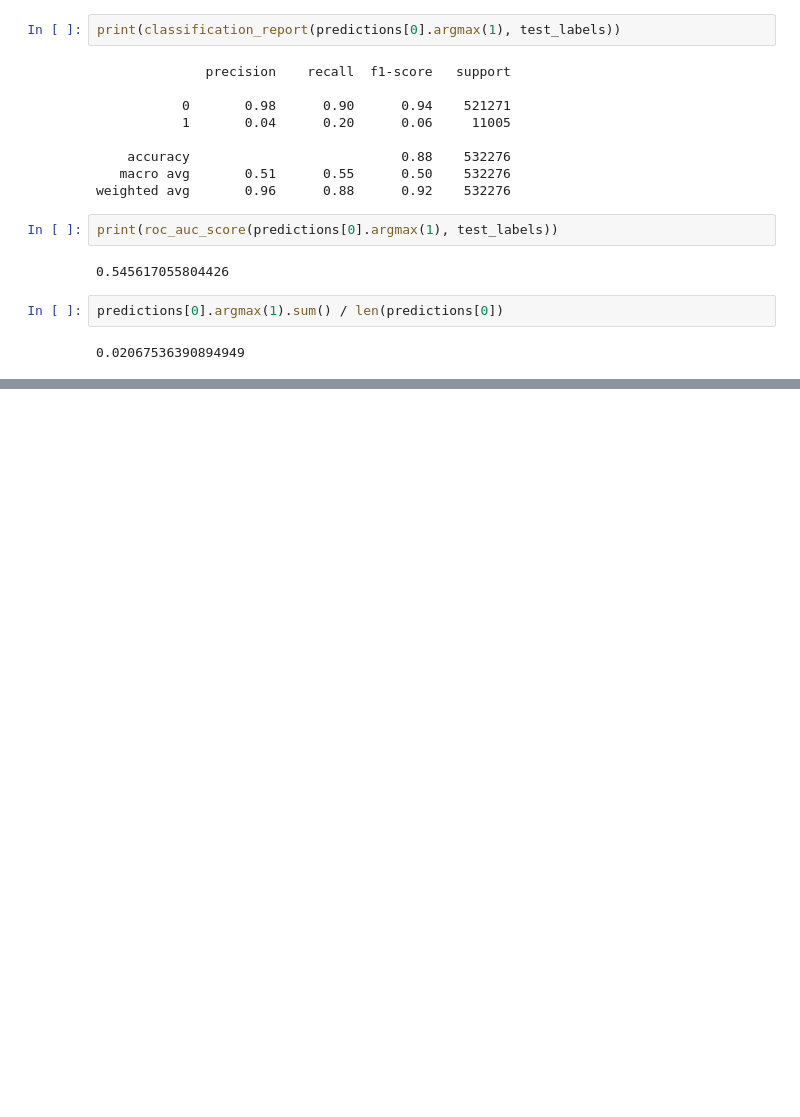
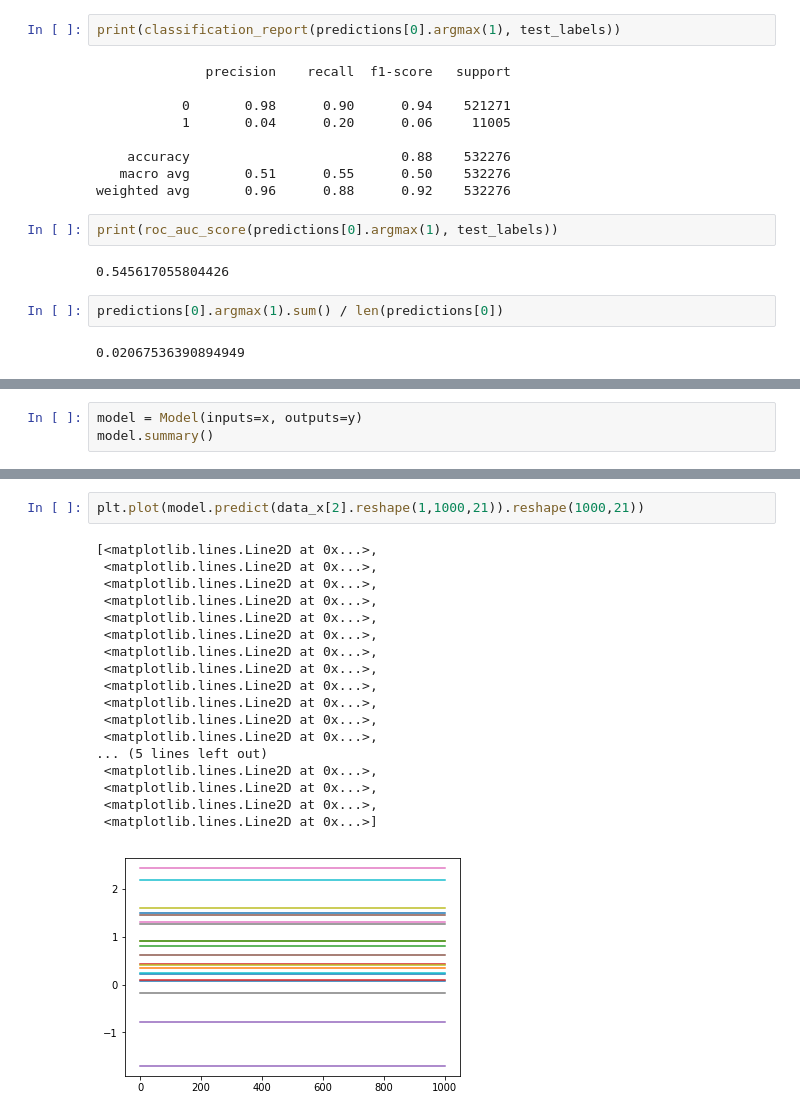
Before and after one commit to Saqibm128/eeg-tasks, a Jupyter notebook: notebooks/Seizure CNN Exploration.ipynb, the cells around one changed output, grey strips where cells are left out. Saved outputs shown, nothing was run; the diff lists cells and outputs as text; blank space fills up the shorter version.

```diff
--- a/notebooks/Seizure CNN Exploration.ipynb
+++ b/notebooks/Seizure CNN Exploration.ipynb
@@ -1361,0 +1436,3 @@ predictions[0].argmax(1).sum() / len(predictions[0])
+# %%
+model = Model(inputs=x, outputs=y)
+model.summary()
@@ -1361,0 +1566,21 @@ predictions[0].argmax(1).sum() / len(predictions[0])
+# %%
+plt.plot(model.predict(data_x[2].reshape(1,1000,21)).reshape(1000,21))
+# %% [output]
+[<matplotlib.lines.Line2D at 0x...>,
+ <matplotlib.lines.Line2D at 0x...>,
+ <matplotlib.lines.Line2D at 0x...>,
+ <matplotlib.lines.Line2D at 0x...>,
+ <matplotlib.lines.Line2D at 0x...>,
+ <matplotlib.lines.Line2D at 0x...>,
+ <matplotlib.lines.Line2D at 0x...>,
+ <matplotlib.lines.Line2D at 0x...>,
+ <matplotlib.lines.Line2D at 0x...>,
+ <matplotlib.lines.Line2D at 0x...>,
+ <matplotlib.lines.Line2D at 0x...>,
+ <matplotlib.lines.Line2D at 0x...>,
+... (5 lines left out)
+ <matplotlib.lines.Line2D at 0x...>,
+ <matplotlib.lines.Line2D at 0x...>,
+ <matplotlib.lines.Line2D at 0x...>,
+ <matplotlib.lines.Line2D at 0x...>]
+[figure, added]
```
Also changed, not shown: parts of 50 cells of this notebook, 1 other file.
